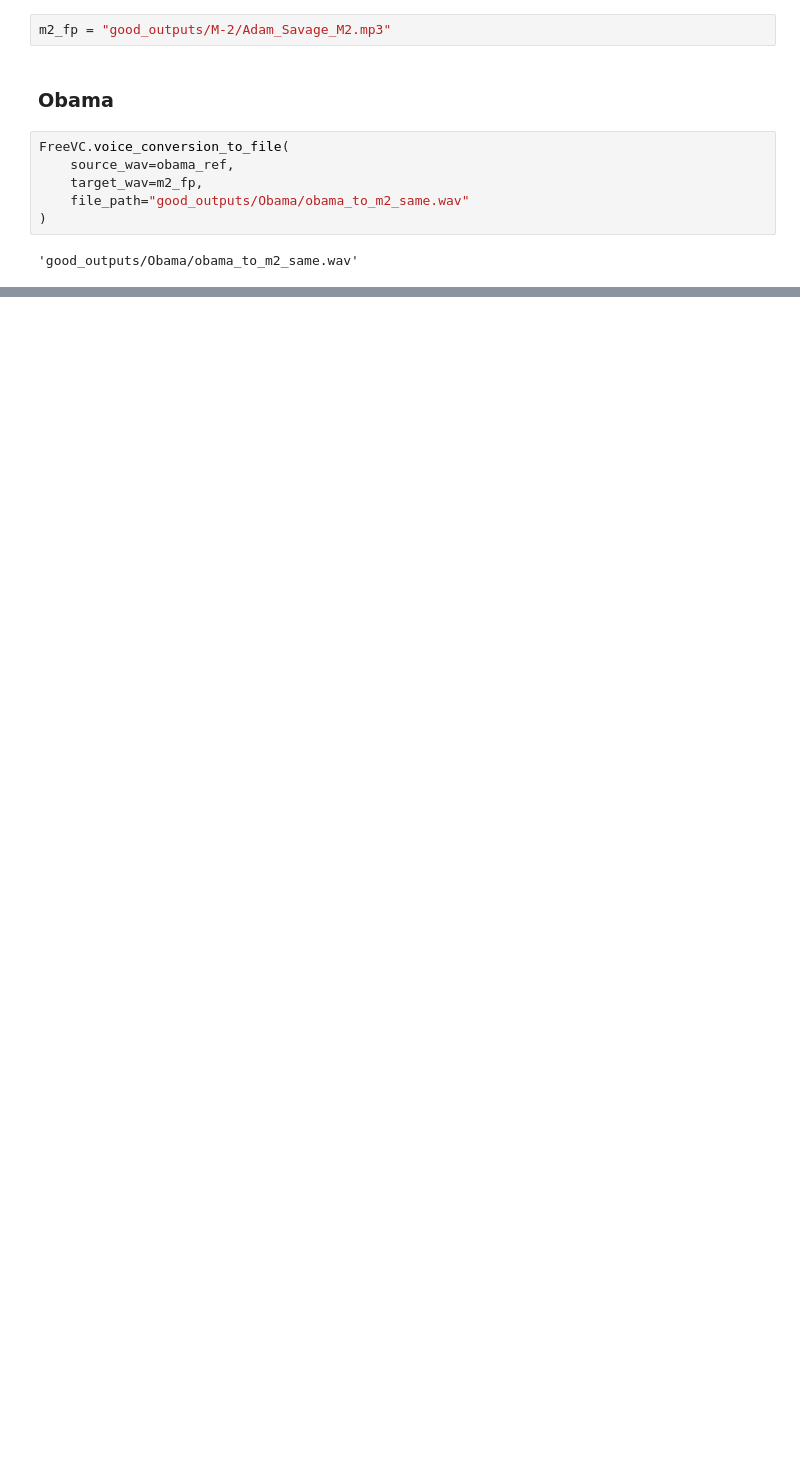
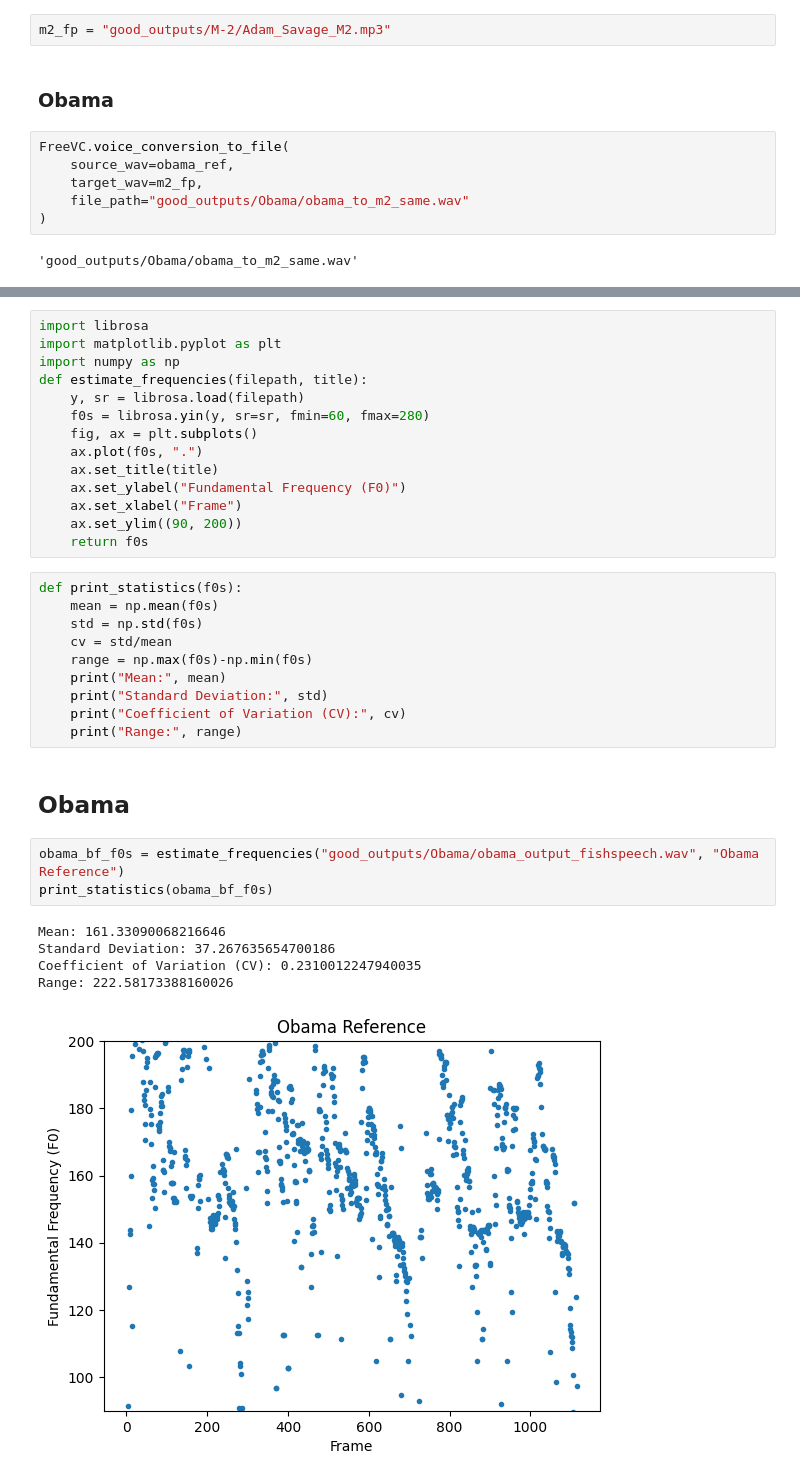
Before and after one commit to ndsoham/PSI-Prosody-Experiment, a Jupyter notebook: Timbre-Conversion-FreeVC.ipynb, the cells around one changed output, grey strips where cells are left out. Saved outputs shown, nothing was run; the diff lists cells and outputs as text; blank space fills up the shorter version.

```diff
--- a/Timbre-Conversion-FreeVC.ipynb
+++ b/Timbre-Conversion-FreeVC.ipynb
@@ -102,0 +105,35 @@ FreeVC.voice_conversion_to_file(
+# %%
+import librosa
+import matplotlib.pyplot as plt
+import numpy as np
+def estimate_frequencies(filepath, title):
+    y, sr = librosa.load(filepath)
+    f0s = librosa.yin(y, sr=sr, fmin=60, fmax=280)
+    fig, ax = plt.subplots()
+    ax.plot(f0s, ".")
+    ax.set_title(title)
+    ax.set_ylabel("Fundamental Frequency (F0)")
+    ax.set_xlabel("Frame")
+    ax.set_ylim((90, 200))
+    return f0s
+# %%
+def print_statistics(f0s):
+    mean = np.mean(f0s)
+    std = np.std(f0s)
+    cv = std/mean
+    range = np.max(f0s)-np.min(f0s)
+    print("Mean:", mean)
+    print("Standard Deviation:", std)
+    print("Coefficient of Variation (CV):", cv)
+    print("Range:", range)
+# %% [markdown]
+## Obama
+# %%
+obama_bf_f0s = estimate_frequencies("good_outputs/Obama/obama_output_fishspeech.wav", "Obama Reference")
+print_statistics(obama_bf_f0s)
+# %% [output]
+Mean: 161.33090068216646
+Standard Deviation: 37.267635654700186
+Coefficient of Variation (CV): 0.2310012247940035
+Range: 222.58173388160026
+[figure, added]
```
Also changed, not shown: parts of 4 cells of this notebook.
